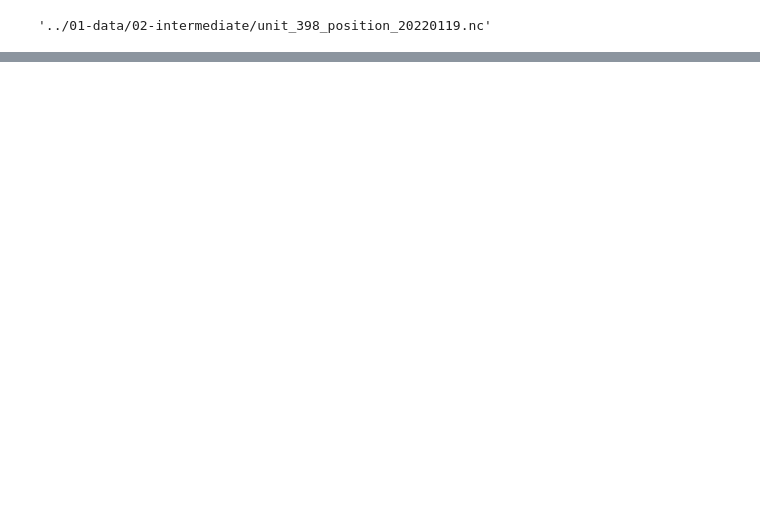
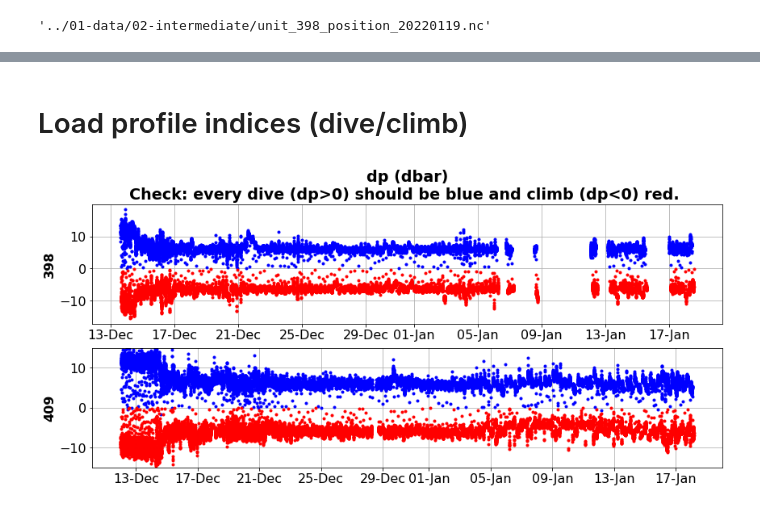
Before and after one commit to eleanorfrajka/c2_slocum, a Jupyter notebook: 02-code/04-visualise.ipynb, the cells around one changed output, grey strips where cells are left out. Drawn from its saved outputs; the diff is of its cells as text; code cells hidden in the pictures; blank space fills up the shorter version.

Commit message:
Estimate dive number in profile_index

```diff
--- a/02-code/04-visualise.ipynb
+++ b/02-code/04-visualise.ipynb
@@ -86,0 +87,10 @@ plot_profiles(unit409,ndays,'unit409')
+# %% [markdown]
+# Load profile indices (dive/climb)
+# %%
+idx_d={} ; idx_c={};
+unit398, idx_d['398'], idx_c['398'] = dive_index(unit398) # Start on a dive
+unit409, idx_d['409'], idx_c['409'] = dive_index(unit409) # Start on a climb
+# %%
+plot_dp(unit398,'398',unit409,'409',idx_d,idx_c)
+# %% [output]
+[figure, added]
```
Also changed, not shown: parts of 5 cells of this notebook, 1 other file.
